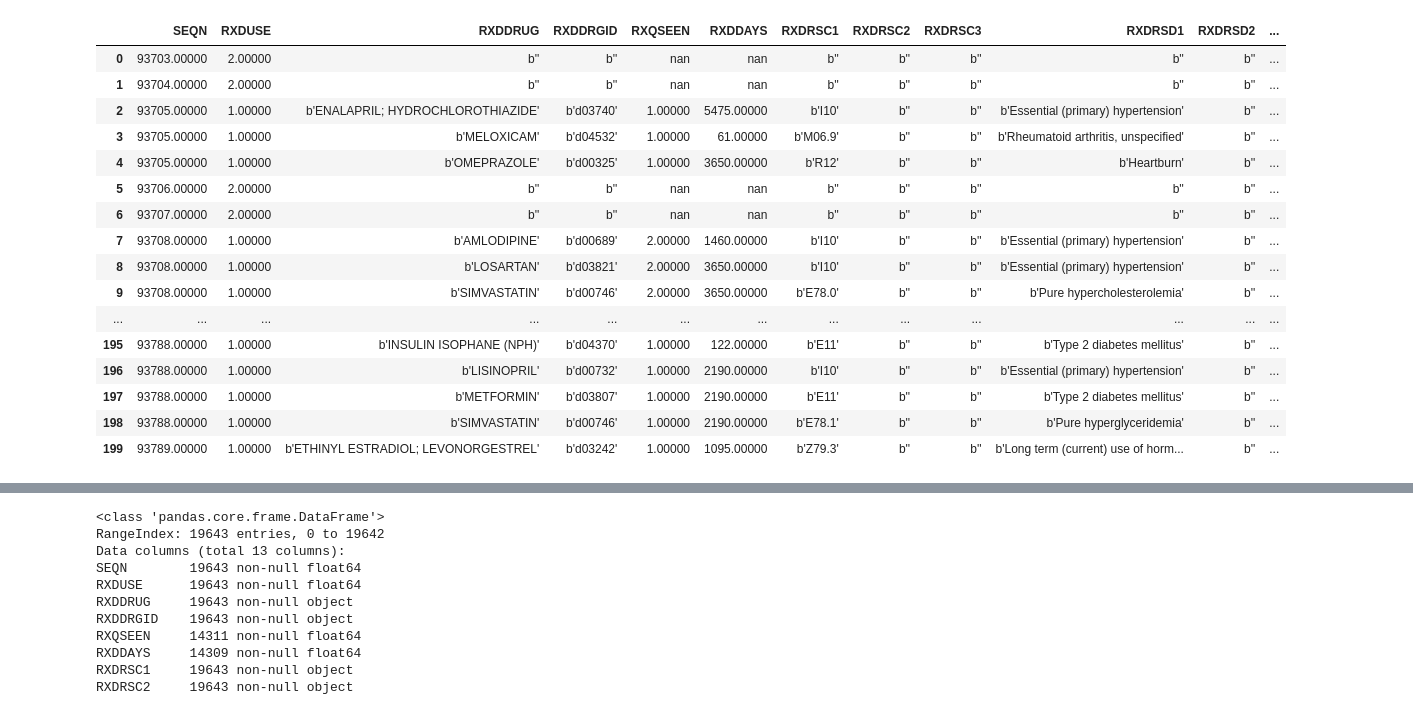
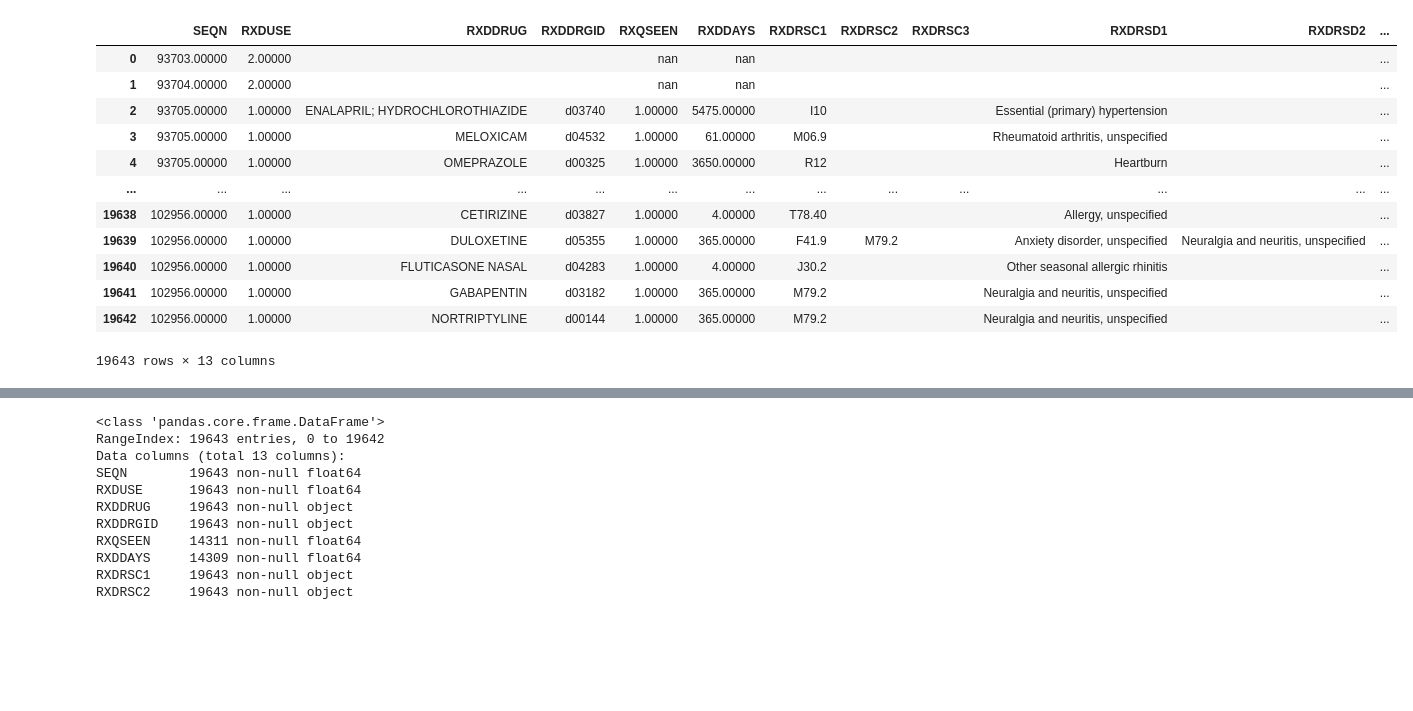
Before and after one commit to lilisbeit/Preventing-Hospitalizations, a Jupyter notebook: Untitled1.ipynb, the cells around one changed output, grey strips where cells are left out. Cells and saved outputs as stored; diff of their text form; code cells hidden in the pictures; blank space fills up the shorter version.

```diff
--- a/Untitled1.ipynb
+++ b/Untitled1.ipynb
@@ -62,20 +23,18 @@ whq_j = pd.read_sas('data/whq_j.xpt')
+# %%
+rxq_rx_j = ut.import_and_decode('data/rxq_rx_j.xpt')
 # %%
-rxq_rx_j.head(200)
+rxq_rx_j
 # %% [output]
 |  | SEQN | RXDUSE | RXDDRUG | RXDDRGID | RXQSEEN | RXDDAYS | RXDRSC1 | RXDRSC2 | RXDRSC3 | RXDRSD1 | RXDRSD2 | ... |
-| 0 | 93703.00000 | 2.00000 | b'' | b'' | nan | nan | b'' | b'' | b'' | b'' | b'' | ... |
-| 1 | 93704.00000 | 2.00000 | b'' | b'' | nan | nan | b'' | b'' | b'' | b'' | b'' | ... |
-| 2 | 93705.00000 | 1.00000 | b'ENALAPRIL; HYDROCHLOROTHIAZIDE' | b'd03740' | 1.00000 | 5475.00000 | b'I10' | b'' | b'' | b'Essential (primary) hypertension' | b'' | ... |
-| 3 | 93705.00000 | 1.00000 | b'MELOXICAM' | b'd04532' | 1.00000 | 61.00000 | b'M06.9' | b'' | b'' | b'Rheumatoid arthritis, unspecified' | b'' | ... |
-| 4 | 93705.00000 | 1.00000 | b'OMEPRAZOLE' | b'd00325' | 1.00000 | 3650.00000 | b'R12' | b'' | b'' | b'Heartburn' | b'' | ... |
-| 5 | 93706.00000 | 2.00000 | b'' | b'' | nan | nan | b'' | b'' | b'' | b'' | b'' | ... |
-| 6 | 93707.00000 | 2.00000 | b'' | b'' | nan | nan | b'' | b'' | b'' | b'' | b'' | ... |
-| 7 | 93708.00000 | 1.00000 | b'AMLODIPINE' | b'd00689' | 2.00000 | 1460.00000 | b'I10' | b'' | b'' | b'Essential (primary) hypertension' | b'' | ... |
-| 8 | 93708.00000 | 1.00000 | b'LOSARTAN' | b'd03821' | 2.00000 | 3650.00000 | b'I10' | b'' | b'' | b'Essential (primary) hypertension' | b'' | ... |
-| 9 | 93708.00000 | 1.00000 | b'SIMVASTATIN' | b'd00746' | 2.00000 | 3650.00000 | b'E78.0' | b'' | b'' | b'Pure hypercholesterolemia' | b'' | ... |
+| 0 | 93703.00000 | 2.00000 |  |  | nan | nan |  |  |  |  |  | ... |
+| 1 | 93704.00000 | 2.00000 |  |  | nan | nan |  |  |  |  |  | ... |
+| 2 | 93705.00000 | 1.00000 | ENALAPRIL; HYDROCHLOROTHIAZIDE | d03740 | 1.00000 | 5475.00000 | I10 |  |  | Essential (primary) hypertension |  | ... |
+| 3 | 93705.00000 | 1.00000 | MELOXICAM | d04532 | 1.00000 | 61.00000 | M06.9 |  |  | Rheumatoid arthritis, unspecified |  | ... |
+| 4 | 93705.00000 | 1.00000 | OMEPRAZOLE | d00325 | 1.00000 | 3650.00000 | R12 |  |  | Heartburn |  | ... |
 | ... | ... | ... | ... | ... | ... | ... | ... | ... | ... | ... | ... | ... |
-| 195 | 93788.00000 | 1.00000 | b'INSULIN ISOPHANE (NPH)' | b'd04370' | 1.00000 | 122.00000 | b'E11' | b'' | b'' | b'Type 2 diabetes mellitus' | b'' | ... |
-| 196 | 93788.00000 | 1.00000 | b'LISINOPRIL' | b'd00732' | 1.00000 | 2190.00000 | b'I10' | b'' | b'' | b'Essential (primary) hypertension' | b'' | ... |
-| 197 | 93788.00000 | 1.00000 | b'METFORMIN' | b'd03807' | 1.00000 | 2190.00000 | b'E11' | b'' | b'' | b'Type 2 diabetes mellitus' | b'' | ... |
-| 198 | 93788.00000 | 1.00000 | b'SIMVASTATIN' | b'd00746' | 1.00000 | 2190.00000 | b'E78.1' | b'' | b'' | b'Pure hyperglyceridemia' | b'' | ... |
-| 199 | 93789.00000 | 1.00000 | b'ETHINYL ESTRADIOL; LEVONORGESTREL' | b'd03242' | 1.00000 | 1095.00000 | b'Z79.3' | b'' | b'' | b'Long term (current) use of horm... | b'' | ... |
+| 19638 | 102956.00000 | 1.00000 | CETIRIZINE | d03827 | 1.00000 | 4.00000 | T78.40 |  |  | Allergy, unspecified |  | ... |
+| 19639 | 102956.00000 | 1.00000 | DULOXETINE | d05355 | 1.00000 | 365.00000 | F41.9 | M79.2 |  | Anxiety disorder, unspecified | Neuralgia and neuritis, unspecified | ... |
+| 19640 | 102956.00000 | 1.00000 | FLUTICASONE NASAL | d04283 | 1.00000 | 4.00000 | J30.2 |  |  | Other seasonal allergic rhinitis |  | ... |
+| 19641 | 102956.00000 | 1.00000 | GABAPENTIN | d03182 | 1.00000 | 365.00000 | M79.2 |  |  | Neuralgia and neuritis, unspecified |  | ... |
+| 19642 | 102956.00000 | 1.00000 | NORTRIPTYLINE | d00144 | 1.00000 | 365.00000 | M79.2 |  |  | Neuralgia and neuritis, unspecified |  | ... |
+19643 rows × 13 columns
```
Also changed, not shown: parts of 40 cells of this notebook, 1 other file.
